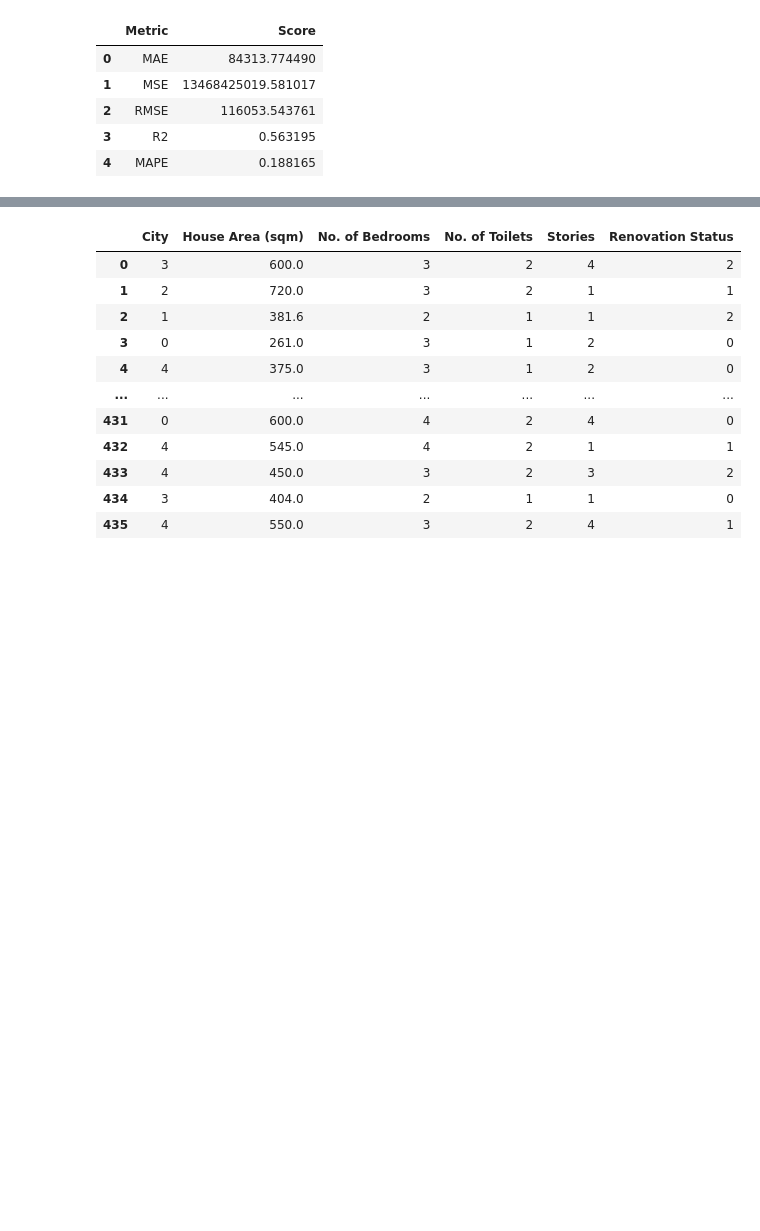
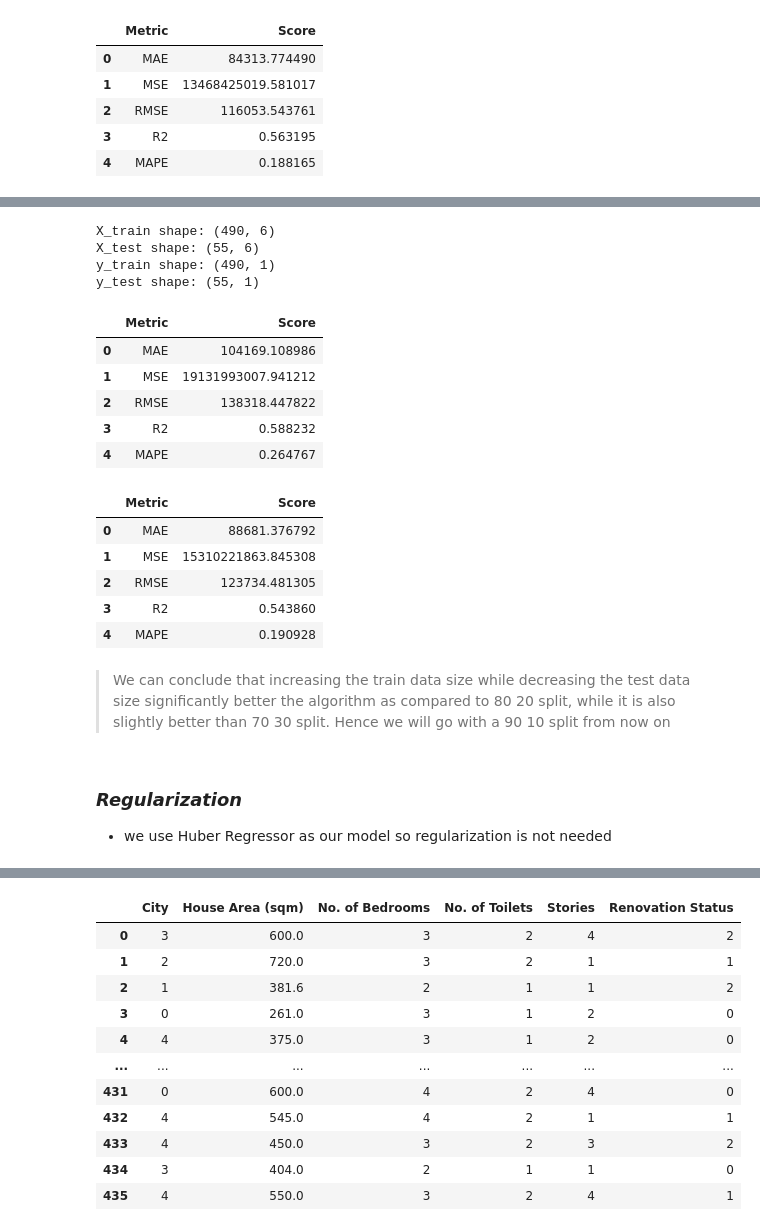
Before and after one commit to ahmakhoo/AIML-CA1, a Jupyter notebook: AIML/CA1/CA1 code part 2.ipynb, the cells around one changed output, grey strips where cells are left out. Drawn from its saved outputs; the diff is of its cells as text; code cells hidden in the pictures; blank space fills up the shorter version.

```diff
--- a/AIML/CA1/CA1 code part 2.ipynb
+++ b/AIML/CA1/CA1 code part 2.ipynb
@@ -1455,0 +1358,54 @@ display(scores2)
+# %%
+from sklearn.model_selection import train_test_split
+# df = pd.read_csv('../CA1/housing_dataset.csv')
+
+# Split the dataset into features (X) and target variable (y)
+X = df.drop(['Price ($)'], axis=1)  # Features
+y = df[['Price ($)']]  # Target variable
+
+# Split the dataset into training and testing sets
+X_train, X_test, y_train, y_test = train_test_split(X, y, test_size=0.1, random_state=42)
+
+X_test = X_test.reset_index(drop=True)
+X_train = X_train.reset_index(drop=True)
+y_test = y_test.reset_index(drop=True)
+y_train = y_train.reset_index(drop=True)
+
+# Verify the shape of the training and testing sets
+print('X_train shape:', X_train.shape)
+print('X_test shape:', X_test.shape)
+print('y_train shape:', y_train.shape)
+print('y_test shape:', y_test.shape)
+# %% [output]
+X_train shape: (490, 6)
+X_test shape: (55, 6)
+y_train shape: (490, 1)
+y_test shape: (55, 1)
+# %%
+best_model = HuberRegressor()
+
+best_model.fit(X_train, y_train)
+
+scores, scores2 = get_scores4(best_model, X_train, y_train, X_test, y_test)
+
+display(scores)
+display(scores2)
+# %% [output]
+|  | Metric | Score |
+| 0 | MAE | 104169.108986 |
+| 1 | MSE | 19131993007.941212 |
+| 2 | RMSE | 138318.447822 |
+| 3 | R2 | 0.588232 |
+| 4 | MAPE | 0.264767 |
+|  | Metric | Score |
+| 0 | MAE | 88681.376792 |
+| 1 | MSE | 15310221863.845308 |
+| 2 | RMSE | 123734.481305 |
+| 3 | R2 | 0.543860 |
+| 4 | MAPE | 0.190928 |
+# %% [markdown]
+>We can conclude that increasing the train data size while decreasing the test data size significantly better the algorithm as compared to 80 20 split, while it is also slightly better than 70 30 split.
+Hence we will go with a 90 10 split from now on
+# %% [markdown]
+***<h3>Regularization</h3>***
+- we use Huber Regressor as our model so regularization is not needed
```
Also changed, not shown: parts of 43 cells of this notebook, 3 other files.
